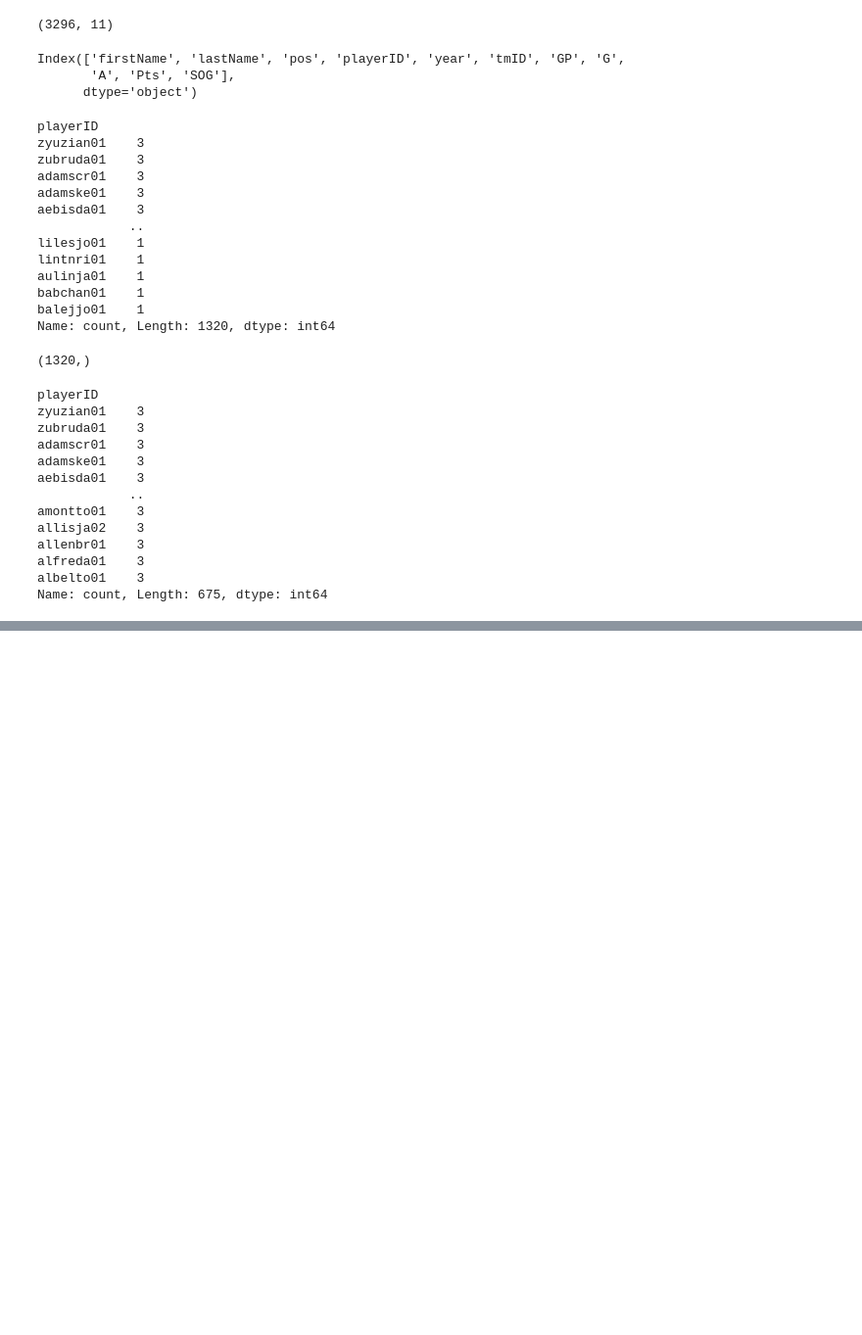
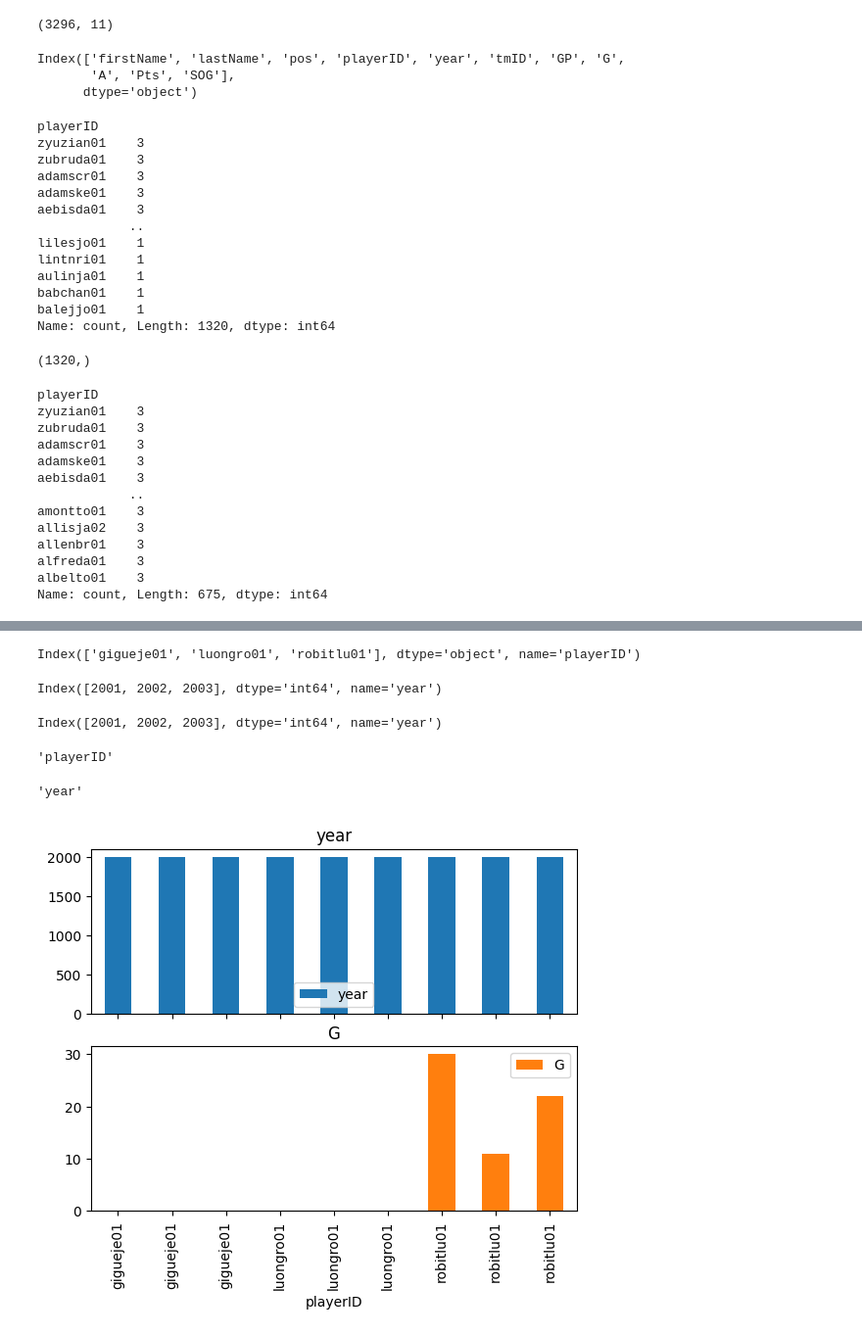
Before and after one commit to Kinetics20/hockey_pandas_practice, a Jupyter notebook: notebooks/moving_between_wide_and_long_2.ipynb, the cells around one changed output, grey strips where cells are left out. Shown: that part at 98% size. Cells and saved outputs as stored; diff of their text form; code cells hidden in the pictures; blank space fills up the shorter version.

Commit message:
work out with pandas, merge, pivot, index, multiindex, loc, iloc

```diff
--- a/notebooks/moving_between_wide_and_long_2.ipynb
+++ b/notebooks/moving_between_wide_and_long_2.ipynb
@@ -105,2 +105,27 @@ basic_df_3.pivot(index='playerID' , columns='year', values='G' )
 # %%
 pivot = basic_df_3.pivot(index='playerID' , columns='year', values='G' )
+# %%
+pivot.index
+# %% [output]
+Index(['gigueje01', 'luongro01', 'robitlu01'], dtype='object', name='playerID')
+# %%
+pivot.columns
+# %% [output]
+Index([2001, 2002, 2003], dtype='int64', name='year')
+# %%
+pivot.columns
+# %% [output]
+Index([2001, 2002, 2003], dtype='int64', name='year')
+# %%
+pivot.index.name
+# %% [output]
+'playerID'
+# %%
+pivot.columns.name
+# %% [output]
+'year'
+# %%
+ax1, ax2 = basic_df_3.set_index('playerID').plot(kind='bar', subplots=True)
+plt.show()
+# %% [output]
+[figure, added]
```
Also changed, not shown: parts of 20 cells of this notebook.
